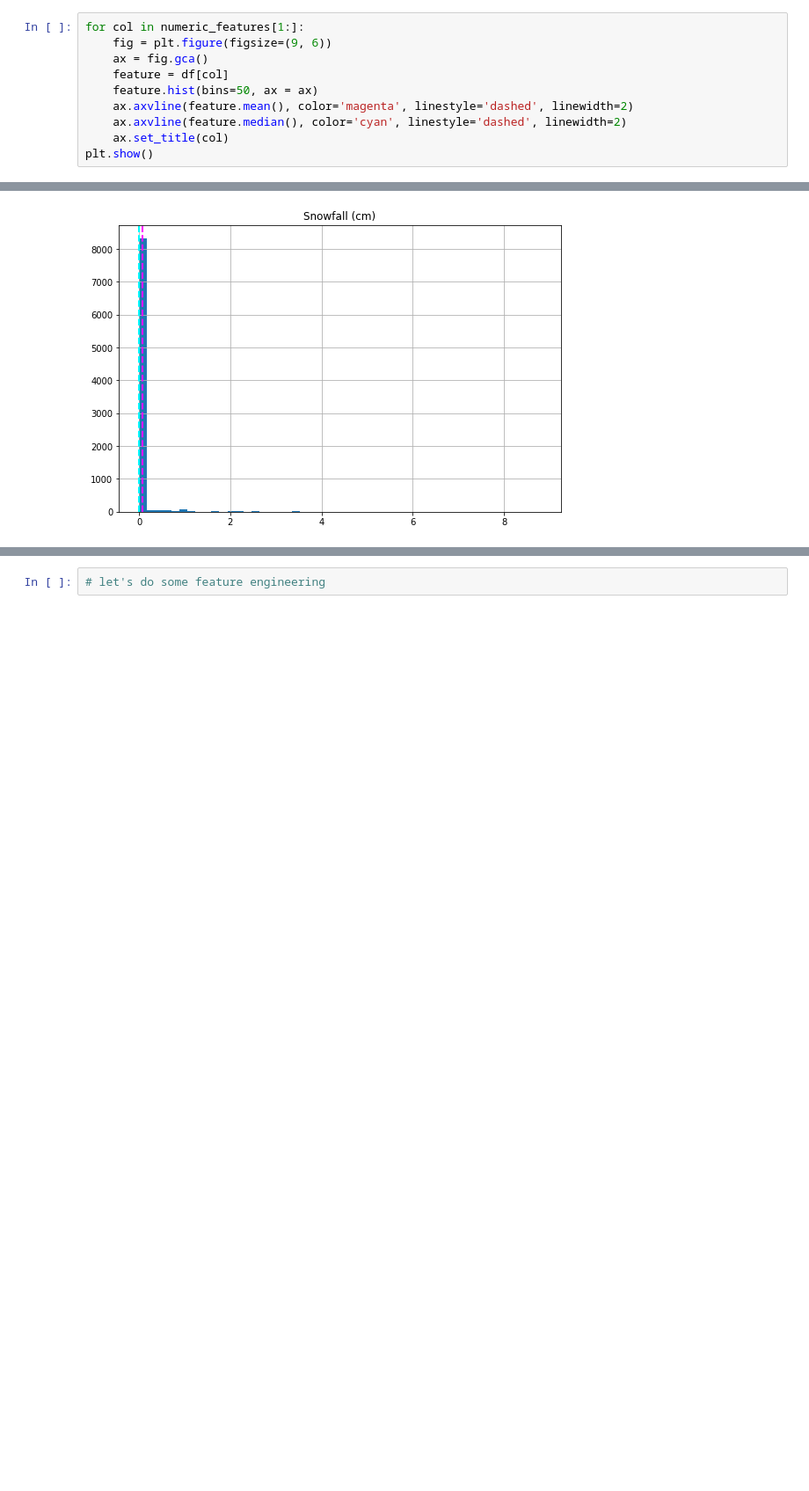
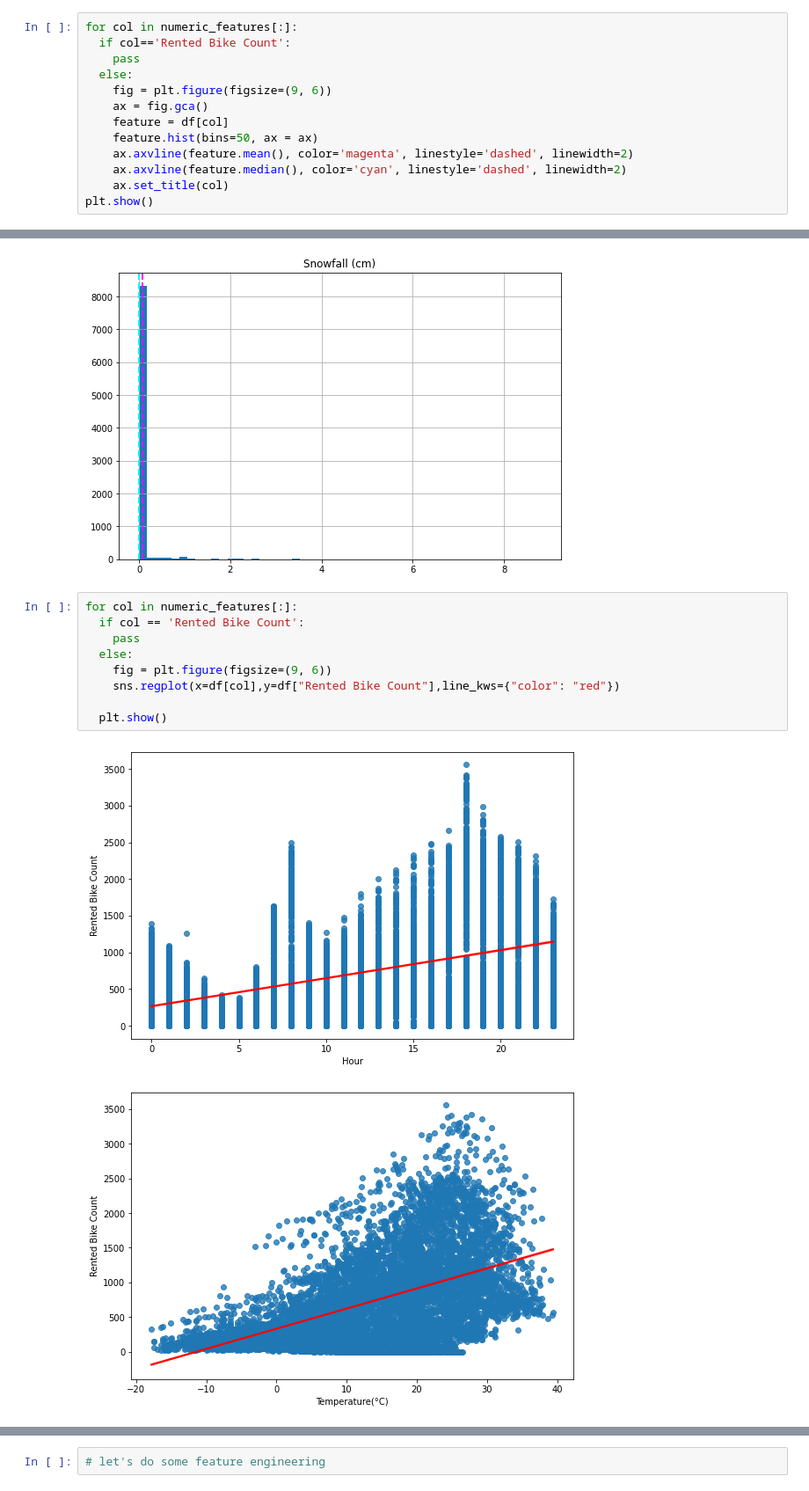
Before and after one commit to aloksingh43/Bike_sharing_demand_prediction, a Jupyter notebook: Bike_sharing_demand_prediction.ipynb, the cells around one changed output, grey strips where cells are left out. Shown: that part at 88% size. Cells and saved outputs as stored; diff of their text form; blank space fills up the shorter version.

```diff
--- a/Bike_sharing_demand_prediction.ipynb
+++ b/Bike_sharing_demand_prediction.ipynb
@@ -162,7 +162,10 @@ Index(['Rented Bike Count', 'Hour', 'Temperature(°C)', 'Humidity(%)',
        'Solar Radiation (MJ/m2)', 'Rainfall(mm)', 'Snowfall (cm)'],
       dtype='object')
 # %%
-for col in numeric_features[1:]:
+for col in numeric_features[:]:
+  if col=='Rented Bike Count':
+    pass
+  else:
     fig = plt.figure(figsize=(9, 6))
     ax = fig.gca()
     feature = df[col]
@@ -181,3 +184,15 @@ plt.show()
 [figure]
 [figure]
 [figure]
+# %%
+for col in numeric_features[:]:
+  if col == 'Rented Bike Count':
+    pass
+  else:
+    fig = plt.figure(figsize=(9, 6))
+    sns.regplot(x=df[col],y=df["Rented Bike Count"],line_kws={"color": "red"})
+
+  plt.show()
+# %% [output]
+[figure, added]
+[figure, added]
```
Also changed, not shown: parts of 5 cells of this notebook.
